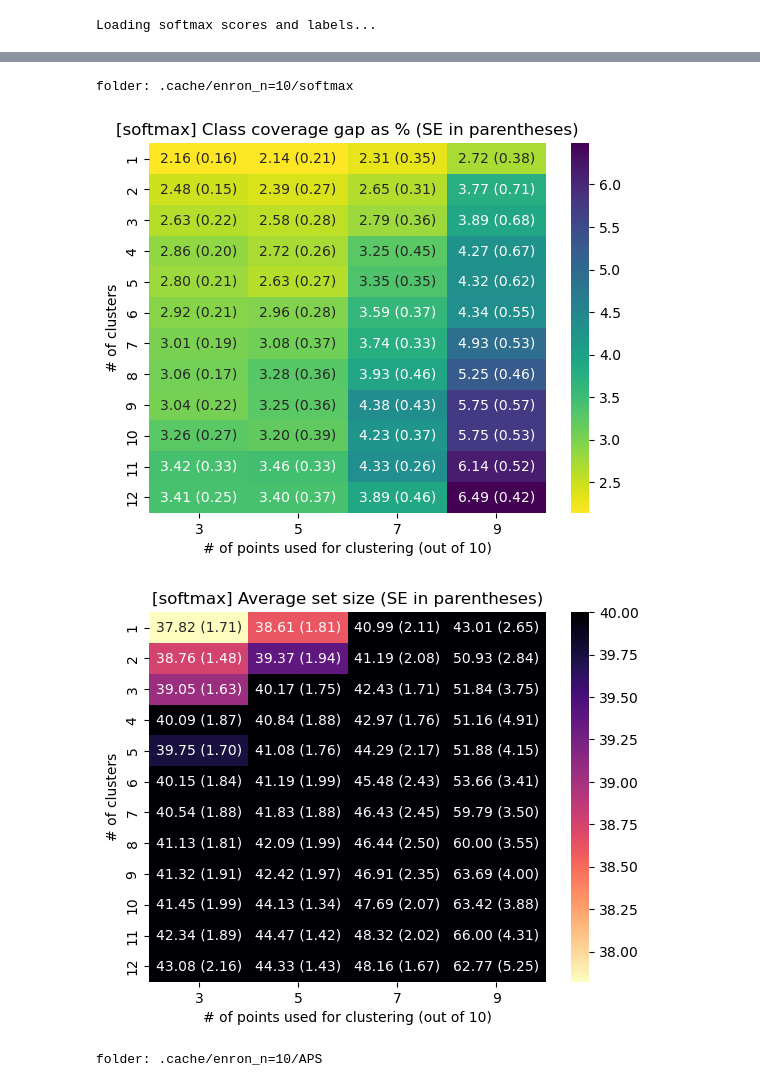
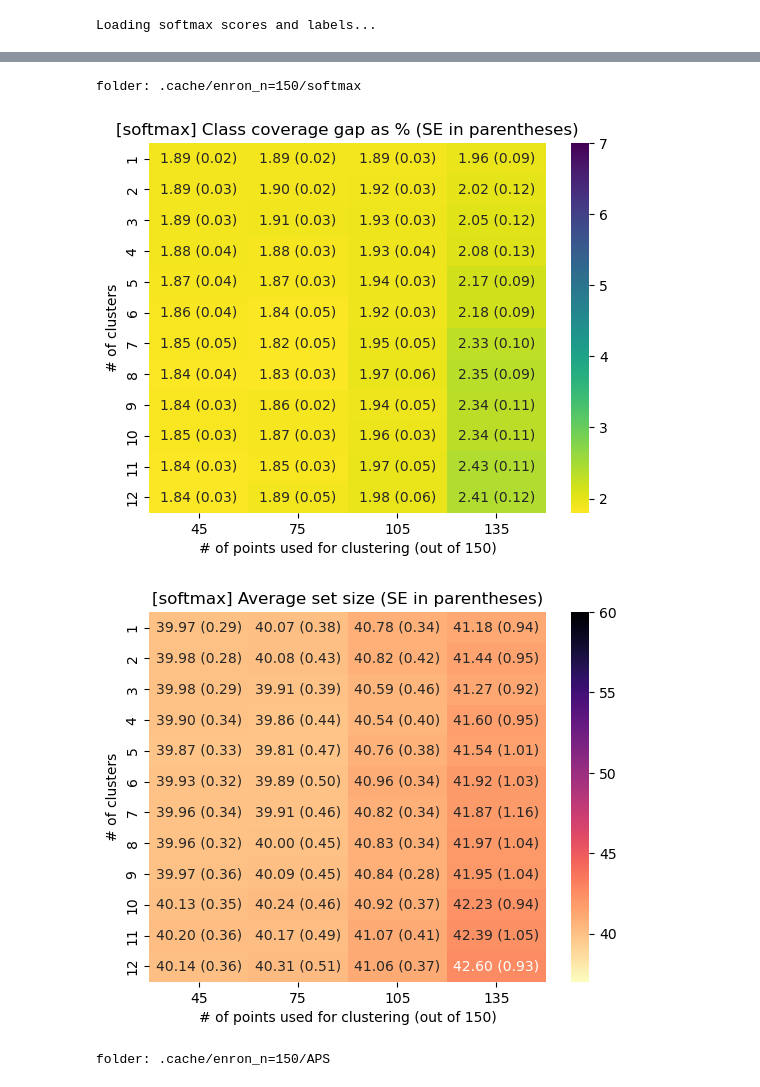
Before and after one commit to tiffanyding/class-conditional-conformal, a Jupyter notebook: create_heatmaps.ipynb, the cells around one changed output, grey strips where cells are left out. Saved outputs shown, nothing was run; the diff lists cells and outputs as text; code cells hidden in the pictures.

```diff
--- a/create_heatmaps.ipynb
+++ b/create_heatmaps.ipynb
@@ -189,6 +189,7 @@ def visualize_heatmaps_with_SE(folder, n_clustering_list, num_clusters_list, n_t
     cov_se = np.std(cov_arr_all, axis=0) / np.sqrt(len(file_names) - 1)
     plt_labels = np.array([[f'{cov_mean[i,j]:.2f} ({cov_se[i,j]:.2f})' for j in range(cov_mean.shape[1])] for i in range(cov_mean.shape[0])])
     ax = sns.heatmap(cov_mean, annot=plt_labels, fmt = '',
+                    vmin=1.8, vmax=7, # OPTIONAL: adjust these for consistency between plots
                     cmap=sns.color_palette("viridis_r", as_cmap=True))
     ax.set(title=f'{title_prefix} Class coverage gap as % (SE in parentheses)',
            xlabel=f"# of points used for clustering (out of {n_totalcal})",
@@ -202,8 +203,8 @@ def visualize_heatmaps_with_SE(folder, n_clustering_list, num_clusters_list, n_t
     size_se = np.std(avg_set_size_arr_all, axis=0) / np.sqrt(len(file_names) - 1)
     plt_labels = np.array([[f'{size_mean[i,j]:.2f} ({size_se[i,j]:.2f})' for j in range(size_mean.shape[1])] for i in range(size_mean.shape[0])])
     ax = sns.heatmap(size_mean, annot=plt_labels, fmt = '',
-                     cmap=sns.color_palette("magma_r", as_cmap=True),
-                     vmax=40)
+                    vmin=37, vmax=60, # OPTIONAL: adjust these for consistency between plots
+                     cmap=sns.color_palette("magma_r", as_cmap=True))
     ax.set(title=f'{title_prefix} Average set size (SE in parentheses)',
            xlabel=f"# of points used for clustering (out of {n_totalcal})",
            ylabel="# of clusters")
@@ -214,12 +215,12 @@ def visualize_heatmaps_with_SE(folder, n_clustering_list, num_clusters_list, n_t
 # Run
 # %%
 alpha = .1
-n_totalcal = 10 # Total number of calibration points (= # clustering examples + # conformal calibration examples)
+n_totalcal = 150 # Total number of calibration points (= # clustering examples + # conformal calibration examples)
 
 
-# Enron - BERT
-softmax_path = "../class-conditional-conformal-datasets/notebooks/.cache/email_softmax_bert.npy"
-labels_path = "../class-conditional-conformal-datasets/notebooks/.cache/email_labels_bert.npy"
+# Enron - BERT (n_train=500)
+softmax_path = "../class-conditional-conformal-datasets/notebooks/.cache/email_softmax_bert_ntrain=500.npy"
+labels_path = "../class-conditional-conformal-datasets/notebooks/.cache/email_labels_bert_ntrain=500.npy"
 
 save_folder = f'.cache/enron_n={n_totalcal}'
 # %%
@@ -412,17 +280,14 @@ Saved metrics matrix to .cache/enron_n=10/APS/seed=4_allmetrics.pkl
 # %%
-n_totalcal = 10
-save_folder = f'.cache/enron_n={n_totalcal}'
-
 # Load precomputed metrics and make heatmaps
 n_clustering_list = generate_n_clustering_list(n_totalcal)
-num_clustering_list = generate_num_clusters_list(num_classes)
+num_clusters_list = generate_num_clusters_list(num_classes)
 for score_function in ['softmax', 'APS']:
 
     folder = os.path.join(save_folder, score_function)
     print('folder:', folder)
     visualize_heatmaps_with_SE(folder, n_clustering_list, num_clusters_list, n_totalcal)
 # %% [output]
-folder: .cache/enron_n=10/softmax
+folder: .cache/enron_n=150/softmax
-[figure, old version]
+[figure, new version]
-[figure, old version]
+[figure, new version]
-folder: .cache/enron_n=10/APS
+folder: .cache/enron_n=150/APS
```
Also changed, not shown: parts of 4 cells of this notebook, 5 other files.
